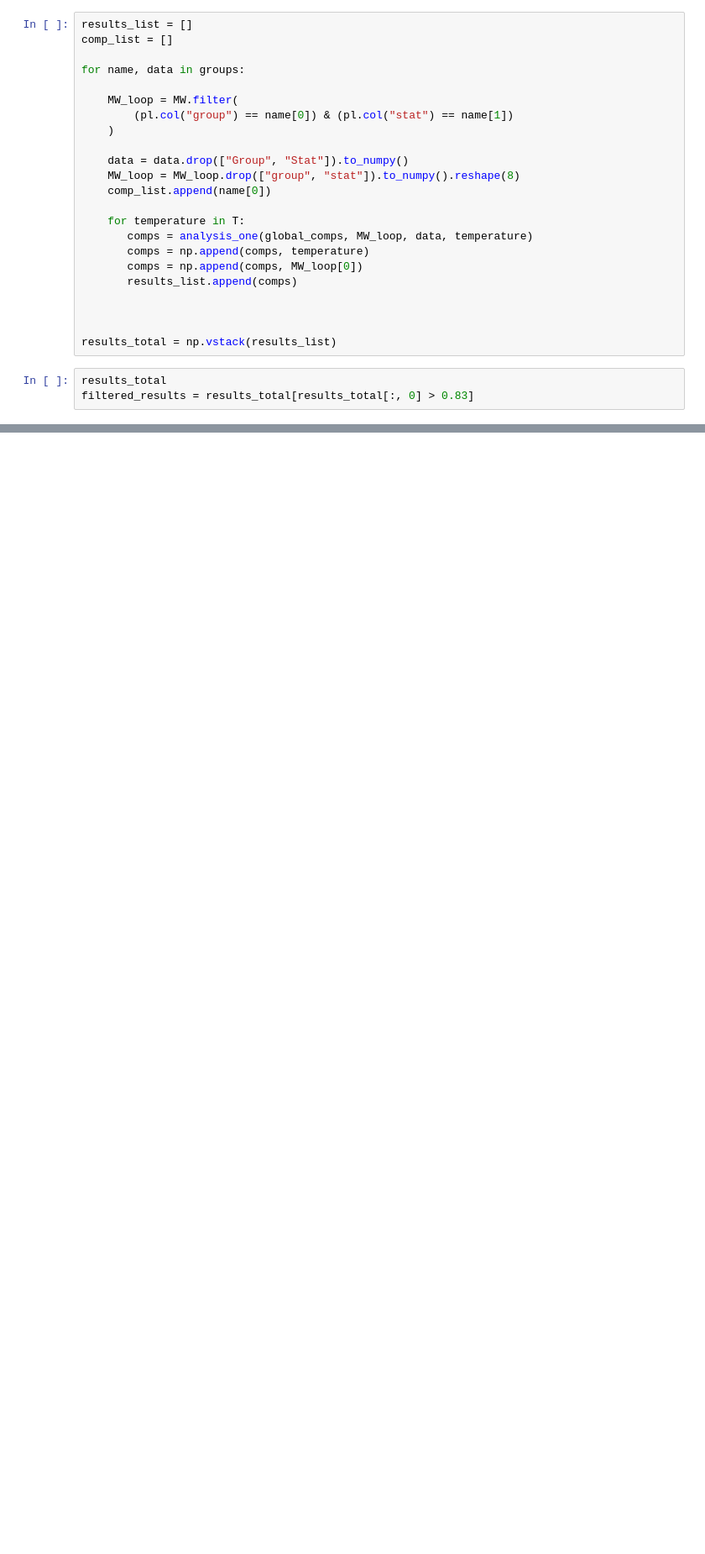
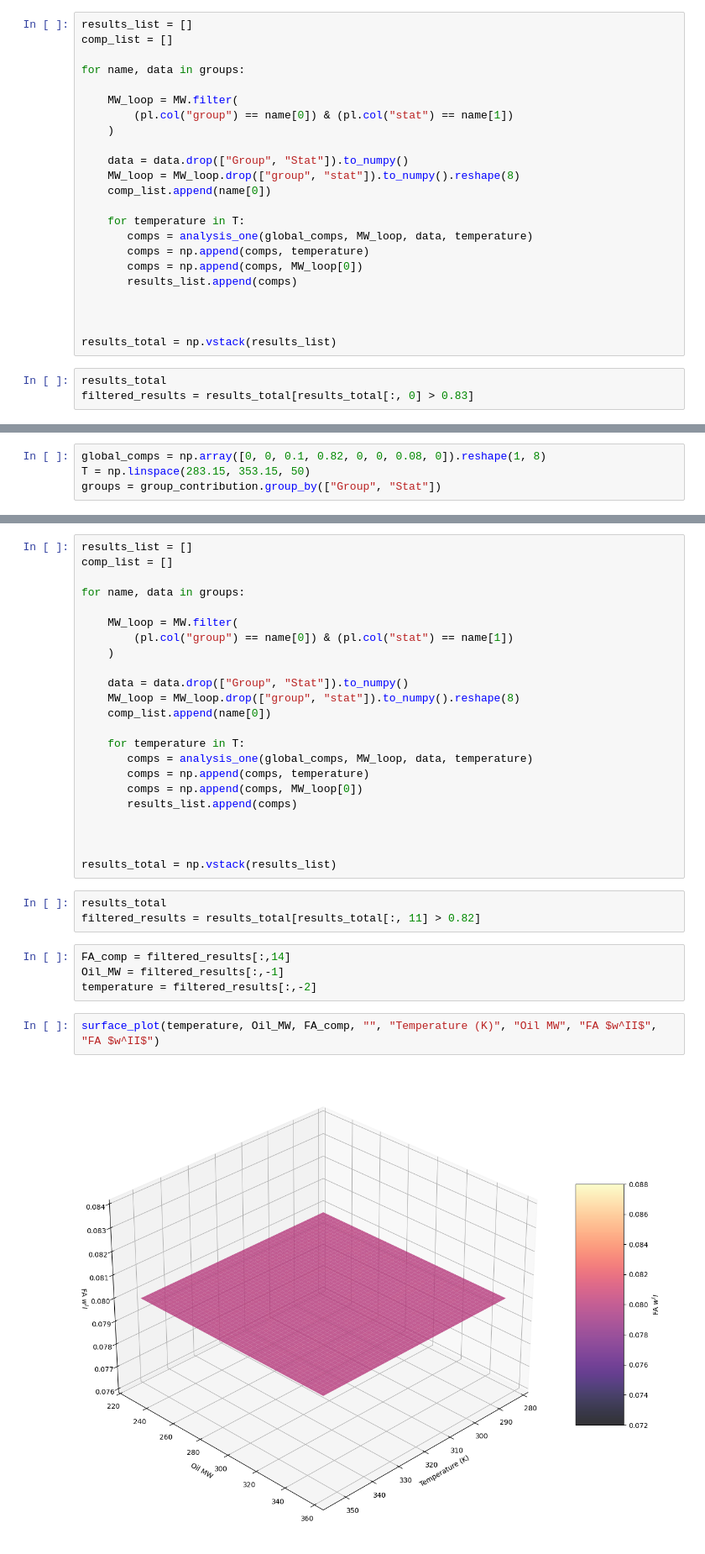
Before and after one commit to Juandhb99/ThermOleo, a Jupyter notebook: sensitivity_analysis.ipynb, the cells around one changed output, grey strips where cells are left out. Shown at 84% size. Cells and saved outputs as stored; diff of their text form; blank space fills up the shorter version.

```diff
--- a/sensitivity_analysis.ipynb
+++ b/sensitivity_analysis.ipynb
@@ -160,0 +214,4 @@ surface_plot(T, FAME_MW, FAME_comp, "", "Temperature (K)", "FAME MW", "FAME $w^I
+# %%
+global_comps = np.array([0, 0, 0.1, 0.82, 0, 0, 0.08, 0]).reshape(1, 8)
+T = np.linspace(283.15, 353.15, 50)
+groups = group_contribution.group_by(["Group", "Stat"])
@@ -160,0 +220,34 @@ surface_plot(T, FAME_MW, FAME_comp, "", "Temperature (K)", "FAME MW", "FAME $w^I
+# %%
+results_list = []
+comp_list = []
+
+for name, data in groups:
+
+    MW_loop = MW.filter(
+        (pl.col("group") == name[0]) & (pl.col("stat") == name[1])
+    )
+
+    data = data.drop(["Group", "Stat"]).to_numpy()
+    MW_loop = MW_loop.drop(["group", "stat"]).to_numpy().reshape(8)
+    comp_list.append(name[0])
+
+    for temperature in T:
+       comps = analysis_one(global_comps, MW_loop, data, temperature)
+       comps = np.append(comps, temperature)
+       comps = np.append(comps, MW_loop[0])
+       results_list.append(comps)
+
+
+
+results_total = np.vstack(results_list)
+# %%
+results_total
+filtered_results = results_total[results_total[:, 11] > 0.82]
+# %%
+FA_comp = filtered_results[:,14]
+Oil_MW = filtered_results[:,-1]
+temperature = filtered_results[:,-2]
+# %%
+surface_plot(temperature, Oil_MW, FA_comp, "", "Temperature (K)", "Oil MW", "FA $w^II$", "FA $w^II$")
+# %% [output]
+[figure, added]
```
Also changed, not shown: parts of 38 cells of this notebook.
